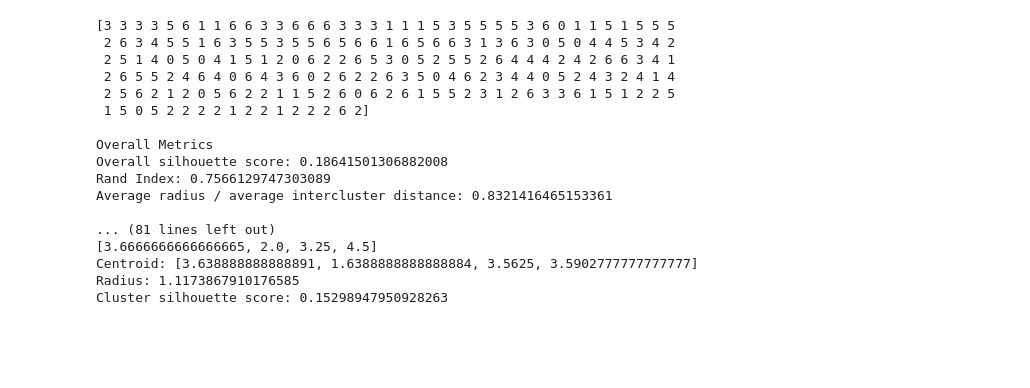
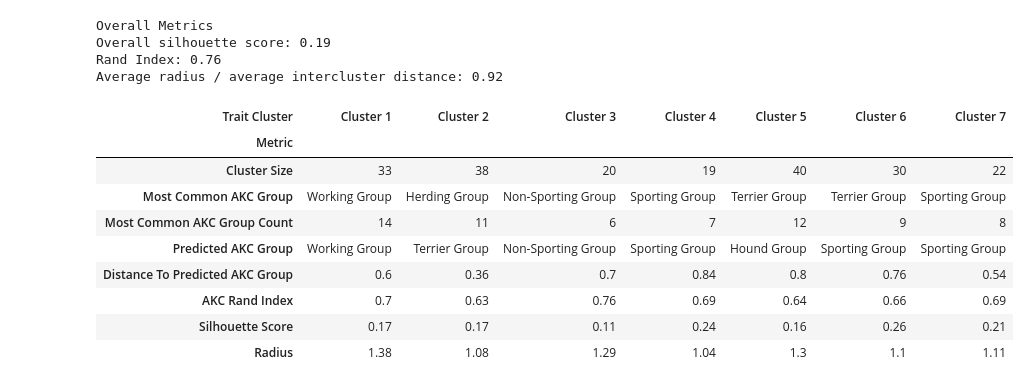
Before and after one commit to summerortega/CSC466_FinalProject, a Jupyter notebook: notebooks/clustering_avg.ipynb, the cells around one changed output. Cells and saved outputs as stored; diff of their text form; code cells hidden in the pictures; blank space fills up the shorter version.

```diff
--- a/notebooks/clustering_avg.ipynb
+++ b/notebooks/clustering_avg.ipynb
@@ -26,22 +32,24 @@ akc_grp = "7"
 # %%
-#kmeans clustering
-k = 7
-kmeans_main(str(DATA_PATH), k, 0.005, akc_grp)
+data, labels, centroids, ground_truth = kmeans_main(DATA_PATH, 7, 0.000000001, 7)
+
+PREDICTION_OUTPUT_PATH.parent.mkdir(parents=True, exist_ok=True)
+prediction_results = predictions_output(DATA_PATH, labels, PREDICTION_OUTPUT_PATH, centroids)
+
+print_cluster_report(data, labels, ground_truth)
+cluster_summary = cluster_summary_with_akc(prediction_results, data, labels, DATA_PATH, centroids)
+cluster_summary
 # %% [output]
-[3 3 3 3 5 6 1 1 6 6 3 3 6 6 6 3 3 3 1 1 1 5 3 5 5 5 5 3 6 0 1 1 5 1 5 5 5
- 2 6 3 4 5 5 1 6 3 5 5 3 5 5 6 5 6 6 1 6 5 6 6 3 1 3 6 3 0 5 0 4 4 5 3 4 2
- 2 5 1 4 0 5 0 4 1 5 1 2 0 6 2 2 6 5 3 0 5 2 5 5 2 6 4 4 4 2 4 2 6 6 3 4 1
- 2 6 5 5 2 4 6 4 0 6 4 3 6 0 2 6 2 2 6 3 5 0 4 6 2 3 4 4 0 5 2 4 3 2 4 1 4
- 2 5 6 2 1 2 0 5 6 2 2 1 1 5 2 6 0 6 2 6 1 5 5 2 3 1 2 6 3 3 6 1 5 1 2 2 5
- 1 5 0 5 2 2 2 2 1 2 2 1 2 2 2 6 2]
-
 Overall Metrics
-Overall silhouette score: 0.18641501306882008
-Rand Index: 0.7566129747303089
-Average radius / average intercluster distance: 0.8321416465153361
-
-... (81 lines left out)
-[3.6666666666666665, 2.0, 3.25, 4.5]
-Centroid: [3.638888888888891, 1.6388888888888884, 3.5625, 3.5902777777777777]
-Radius: 1.1173867910176585
-Cluster silhouette score: 0.15298947950928263
+Overall silhouette score: 0.19
+Rand Index: 0.76
+Average radius / average intercluster distance: 0.92
+| Trait Cluster | Cluster 1 | Cluster 2 | Cluster 3 | Cluster 4 | Cluster 5 | Cluster 6 | Cluster 7 |
+| Metric |  |  |  |  |  |  |  |
+| Cluster Size | 33 | 38 | 20 | 19 | 40 | 30 | 22 |
+| Most Common AKC Group | Working Group | Herding Group | Non-Sporting Group | Sporting Group | Terrier Group | Terrier Group | Sporting Group |
+| Most Common AKC Group Count | 14 | 11 | 6 | 7 | 12 | 9 | 8 |
+| Predicted AKC Group | Working Group | Terrier Group | Non-Sporting Group | Sporting Group | Hound Group | Sporting Group | Sporting Group |
+| Distance To Predicted AKC Group | 0.6 | 0.36 | 0.7 | 0.84 | 0.8 | 0.76 | 0.54 |
+| AKC Rand Index | 0.7 | 0.63 | 0.76 | 0.69 | 0.64 | 0.66 | 0.69 |
+| Silhouette Score | 0.17 | 0.17 | 0.11 | 0.24 | 0.16 | 0.26 | 0.21 |
+| Radius | 1.38 | 1.08 | 1.29 | 1.04 | 1.3 | 1.1 | 1.11 |
```
Also changed, not shown: parts of 12 cells of this notebook, 7 other files.
